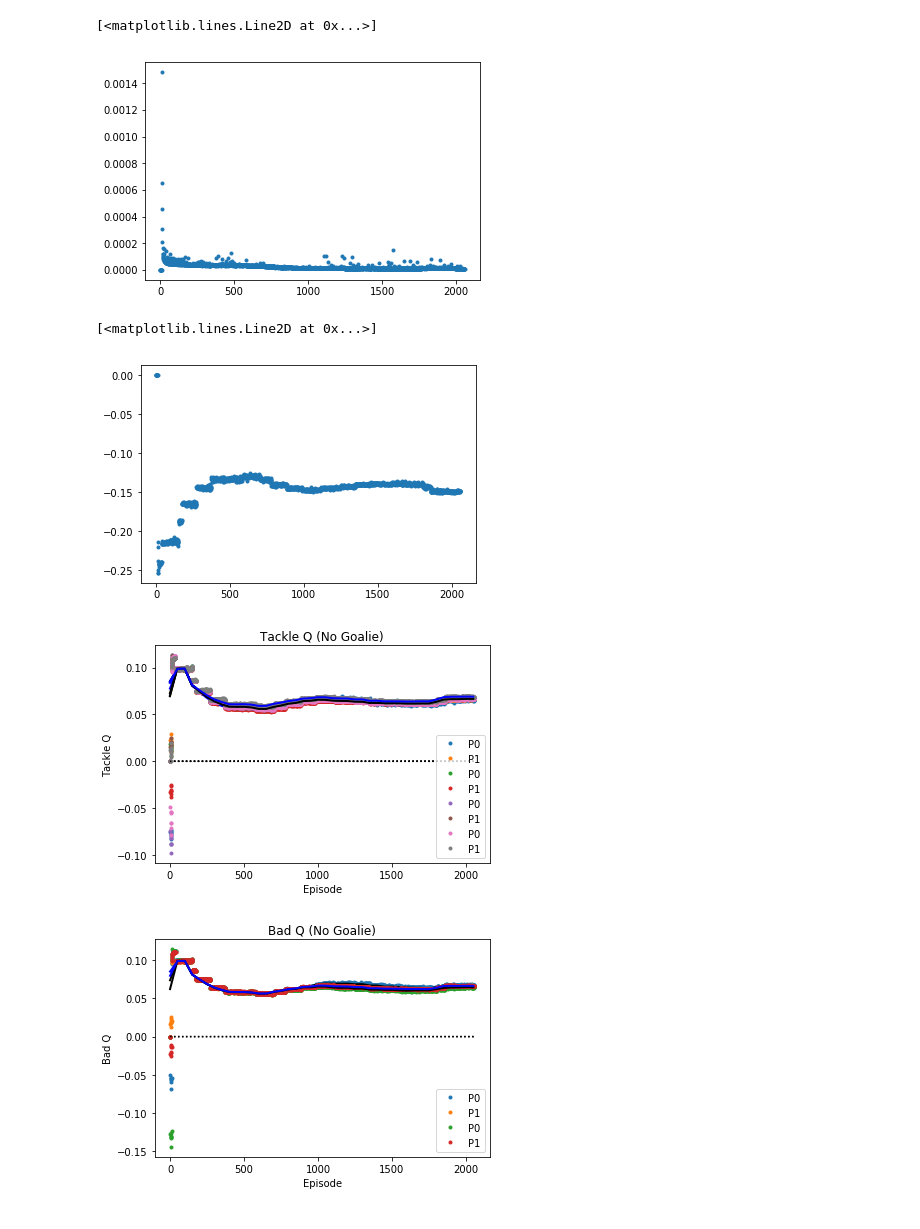
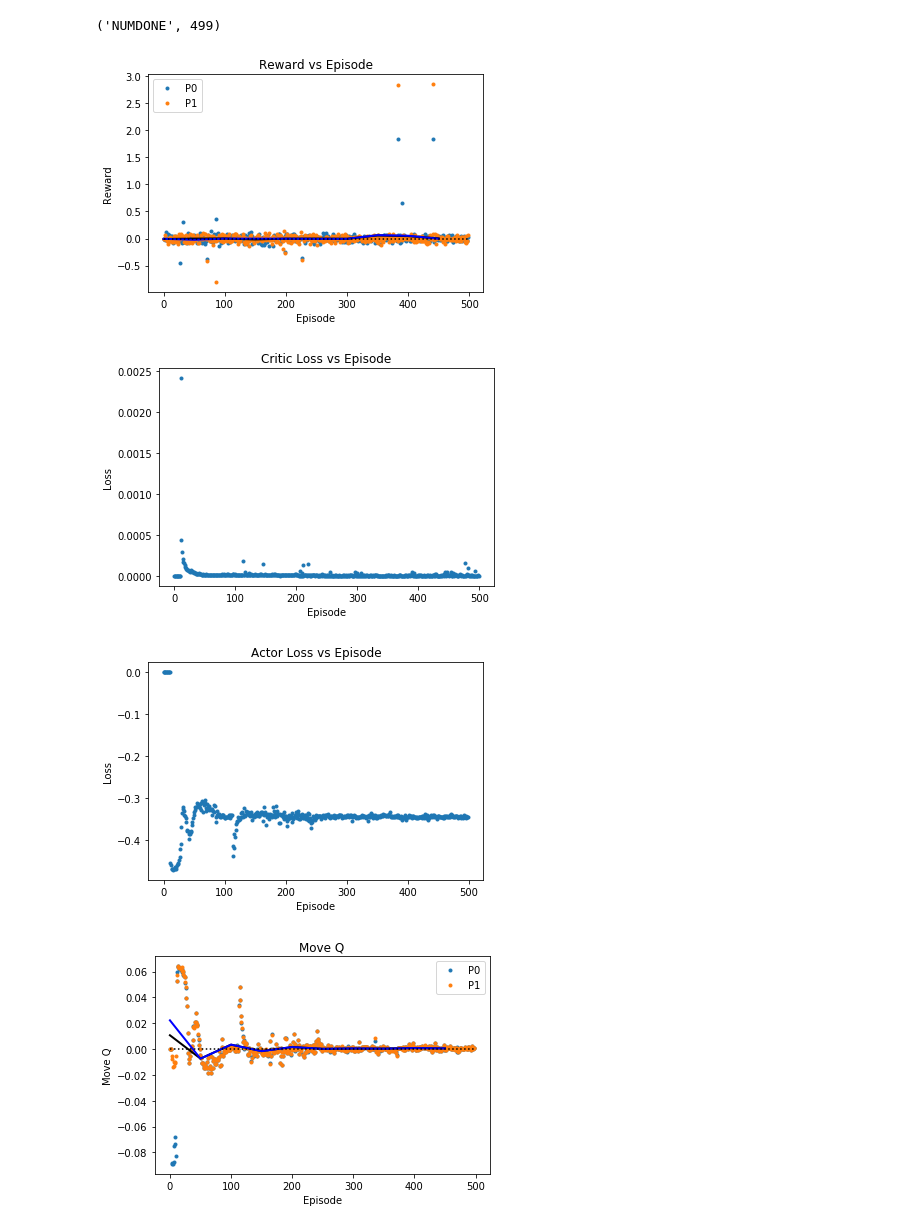
Before and after one commit to suraj-nair-1/DDPG, a Jupyter notebook: MADDPG_Metrics.ipynb, the cells around one changed output. Saved outputs shown, nothing was run; the diff lists cells and outputs as text; code cells hidden in the pictures.

```diff
--- a/MADDPG_Metrics.ipynb
+++ b/MADDPG_Metrics.ipynb
@@ -106,22 +97,32 @@ plt.savefig("logging/no_opt2.png")
-# %%
-plt.plot(closs[0][:numdone+1], linestyle="", marker=".")
-# %% [output]
-[<matplotlib.lines.Line2D at 0x...>]
-[figure, removed]
-# %%
-plt.plot(aloss[0][:numdone+1], linestyle="", marker=".")
-# %% [output]
-[<matplotlib.lines.Line2D at 0x...>]
-[figure, removed]
-# %%
-plotfunc(move_q, numdone, "Move Q", "Move Q (No Goalie)")
-plotfunc(kick_q, numdone, "Kick Q", "Kick Q (No Goalie)")
-plotfunc(turn_q, numdone, "Turn Q", "Turn Q (No Goalie)")
-plotfunc(tackle_q, numdone, "Tackle Q", "Tackle Q (No Goalie)")
-# %% [output]
-[figure, removed]
-# %%
-plotfunc(good_q, numdone, "Good Q", "Good Q (No Goalie)")
-plotfunc(bad_q, numdone, "Bad Q", "Bad Q (No Goalie)")
-# %% [output]
-[figure, removed]
+# %%
+print("NUMDONE", numdone)
+# Plot Reward
+im = plot_dual(r, numdone, "Reward", "Reward vs Episode")
+
+# Plot Critic Loss
+plt.plot(closs[0][:numdone+1], linestyle="", marker=".")
+plt.title("Critic Loss vs Episode")
+plt.xlabel("Episode")
+plt.ylabel("Loss")
+plt.show()
+
+# Plot Actor Loss
+plt.plot(aloss[0][:numdone+1], linestyle="", marker=".")
+plt.title("Actor Loss vs Episode")
+plt.xlabel("Episode")
+plt.ylabel("Loss")
+plt.show()
+
+# Plot Q value for different actions
+plotfunc(move_q, numdone, "Move Q", "Move Q")
+plotfunc(kick_q, numdone, "Kick Q", "Kick Q")
+plotfunc(turn_q, numdone, "Turn Q", "Turn Q")
+plotfunc(tackle_q, numdone, "Tackle Q", "Tackle Q")
+plotfunc(good_q, numdone, "Good Q", "Good Q")
+plotfunc(bad_q, numdone, "Bad Q", "Bad Q")
+# %% [output]
+('NUMDONE', 499)
+[figure, added]
+[figure, added]
+[figure, added]
+[figure, added]
```
Also changed, not shown: parts of 7 cells of this notebook.
